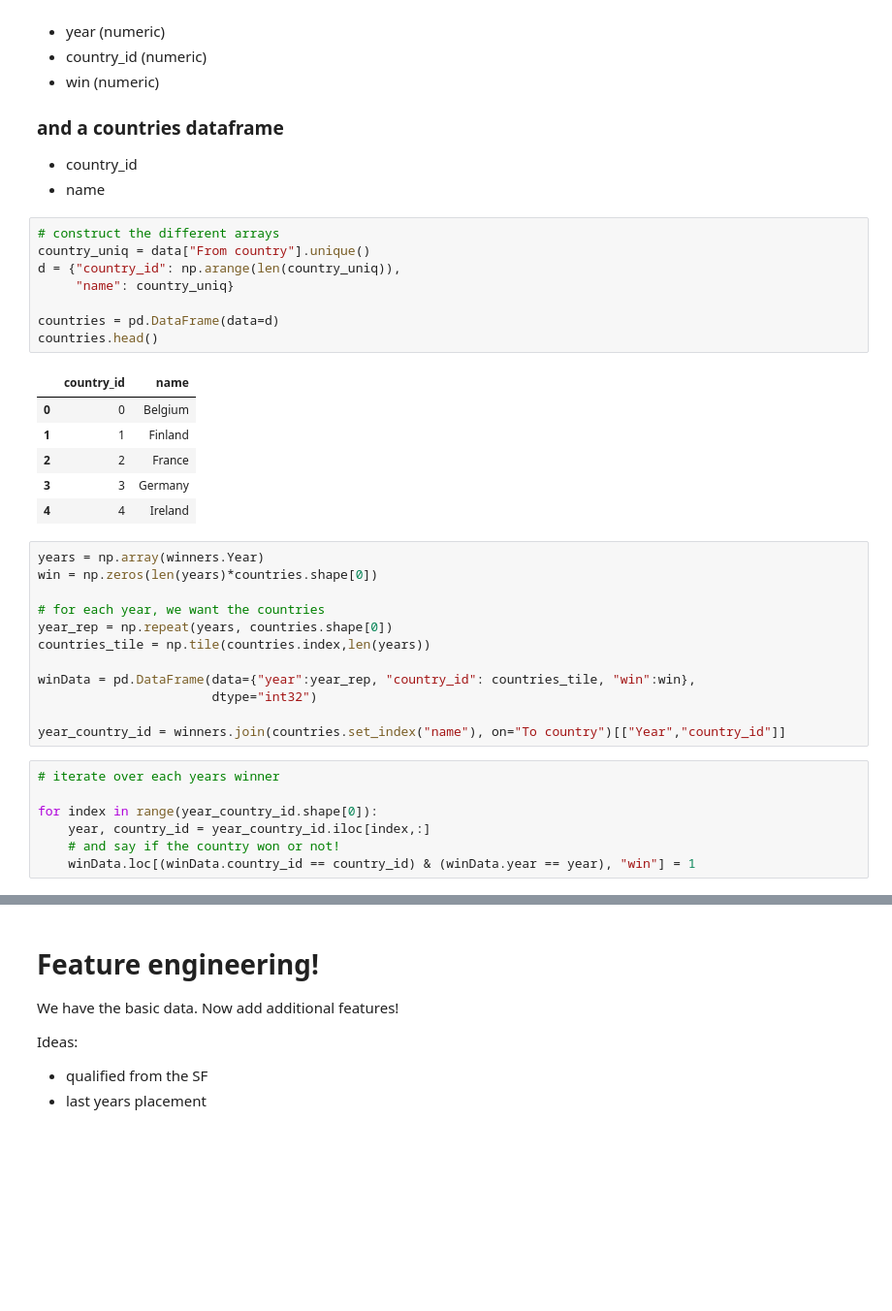
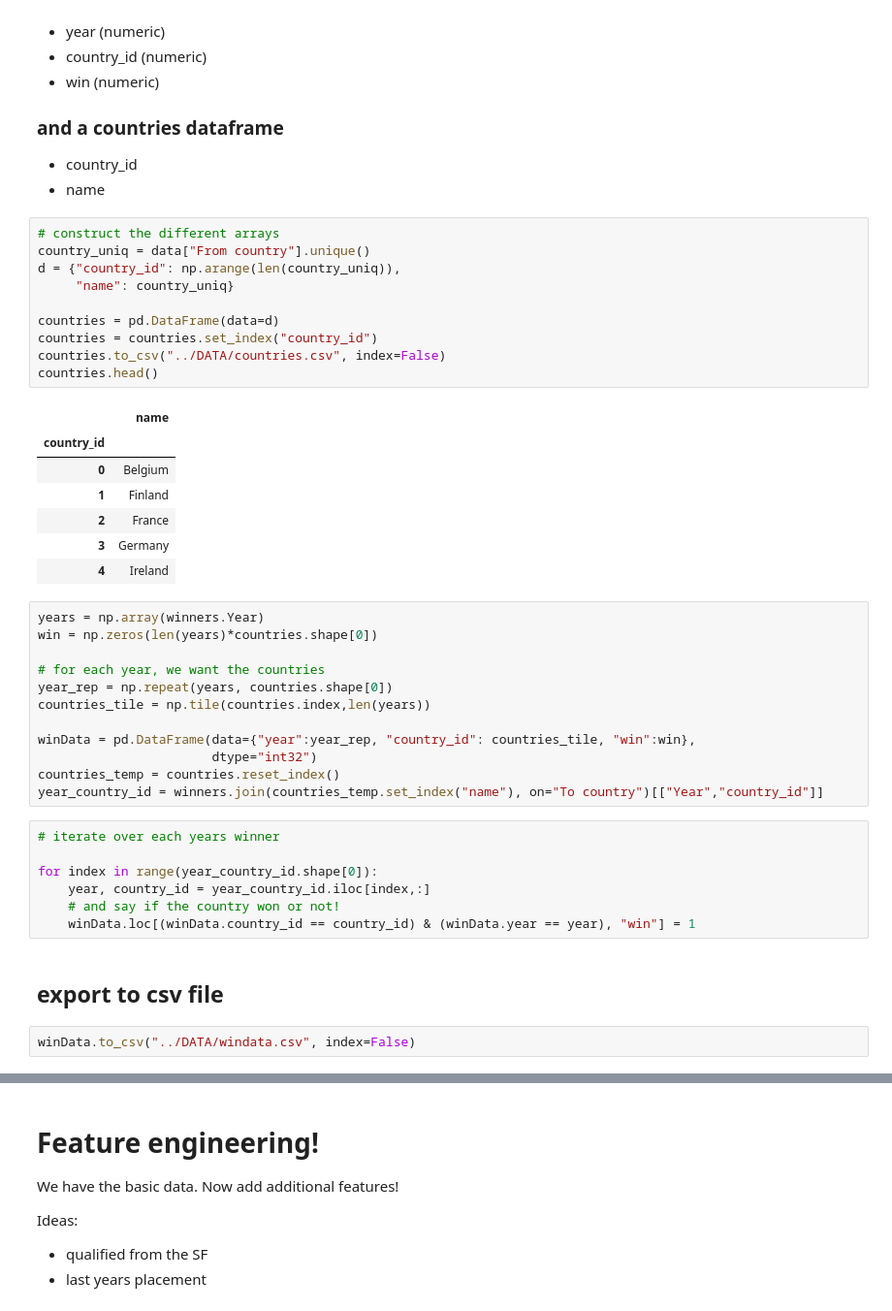
Before and after one commit to robineriksson/ESC_predictor, a Jupyter notebook: NOTEBOOKS/exploration.ipynb, the cells around one changed output, grey strips where cells are left out. Shown at 97% size. Saved outputs shown, nothing was run; the diff lists cells and outputs as text; blank space fills up the shorter version.

```diff
--- a/NOTEBOOKS/exploration.ipynb
+++ b/NOTEBOOKS/exploration.ipynb
@@ -247,18 +247,21 @@ which holds columns
 # %%
 # construct the different arrays
 country_uniq = data["From country"].unique()
 d = {"country_id": np.arange(len(country_uniq)),
      "name": country_uniq}
 
 countries = pd.DataFrame(data=d)
+countries = countries.set_index("country_id")
+countries.to_csv("../DATA/countries.csv", index=False)
 countries.head()
 # %% [output]
-|  | country_id | name |
-| 0 | 0 | Belgium |
-| 1 | 1 | Finland |
-| 2 | 2 | France |
-| 3 | 3 | Germany |
-| 4 | 4 | Ireland |
+|  | name |
+| country_id |  |
+| 0 | Belgium |
+| 1 | Finland |
+| 2 | France |
+| 3 | Germany |
+| 4 | Ireland |
 # %%
 years = np.array(winners.Year)
 win = np.zeros(len(years)*countries.shape[0])
@@ -269,8 +272,8 @@ countries_tile = np.tile(countries.index,len(years))
 
 winData = pd.DataFrame(data={"year":year_rep, "country_id": countries_tile, "win":win},
                        dtype="int32")
-
-year_country_id = winners.join(countries.set_index("name"), on="To country")[["Year","country_id"]]
+countries_temp = countries.reset_index()
+year_country_id = winners.join(countries_temp.set_index("name"), on="To country")[["Year","country_id"]]
 # %%
 # iterate over each years winner
 
@@ -278,6 +281,10 @@ for index in range(year_country_id.shape[0]):
     year, country_id = year_country_id.iloc[index,:]
     # and say if the country won or not!
     winData.loc[(winData.country_id == country_id) & (winData.year == year), "win"] = 1
+# %% [markdown]
+## export to csv file
+# %%
+winData.to_csv("../DATA/windata.csv", index=False)
 # %%
 winData.head()
 # %% [output]
```
Also changed, not shown: parts of 22 cells of this notebook, 7 other files.
